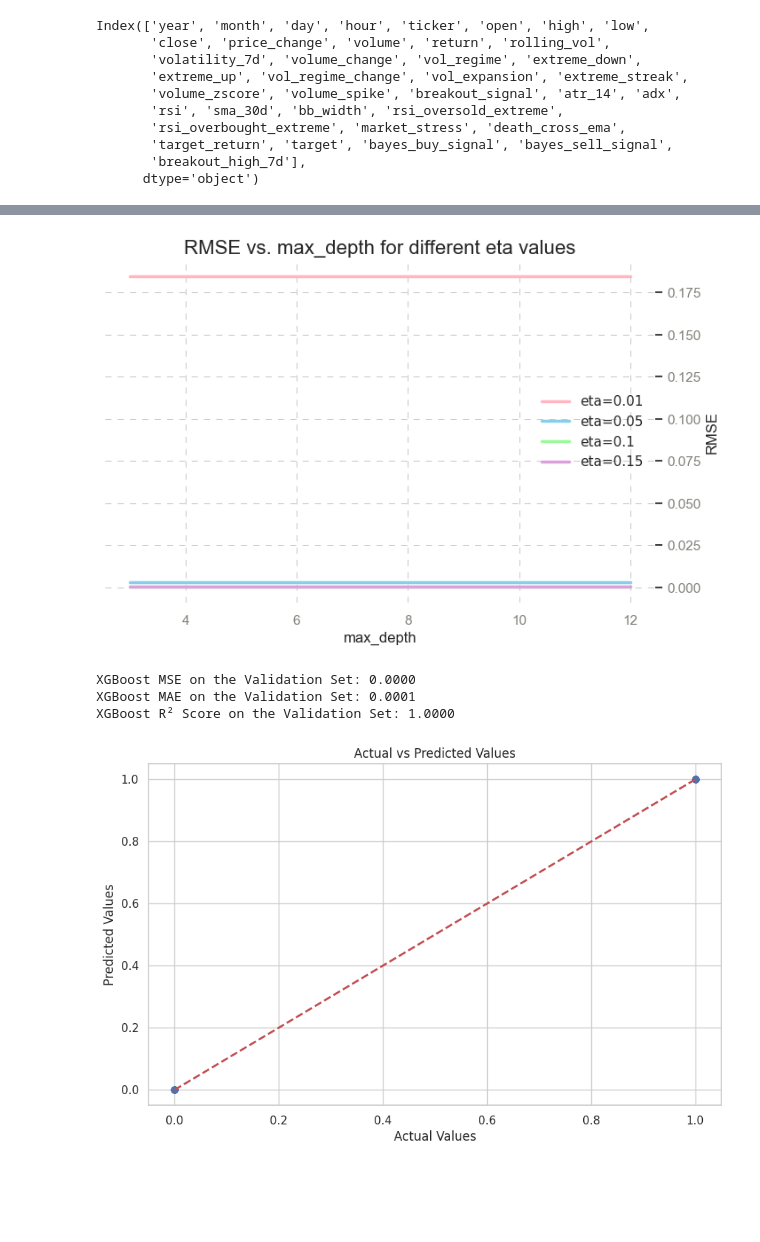
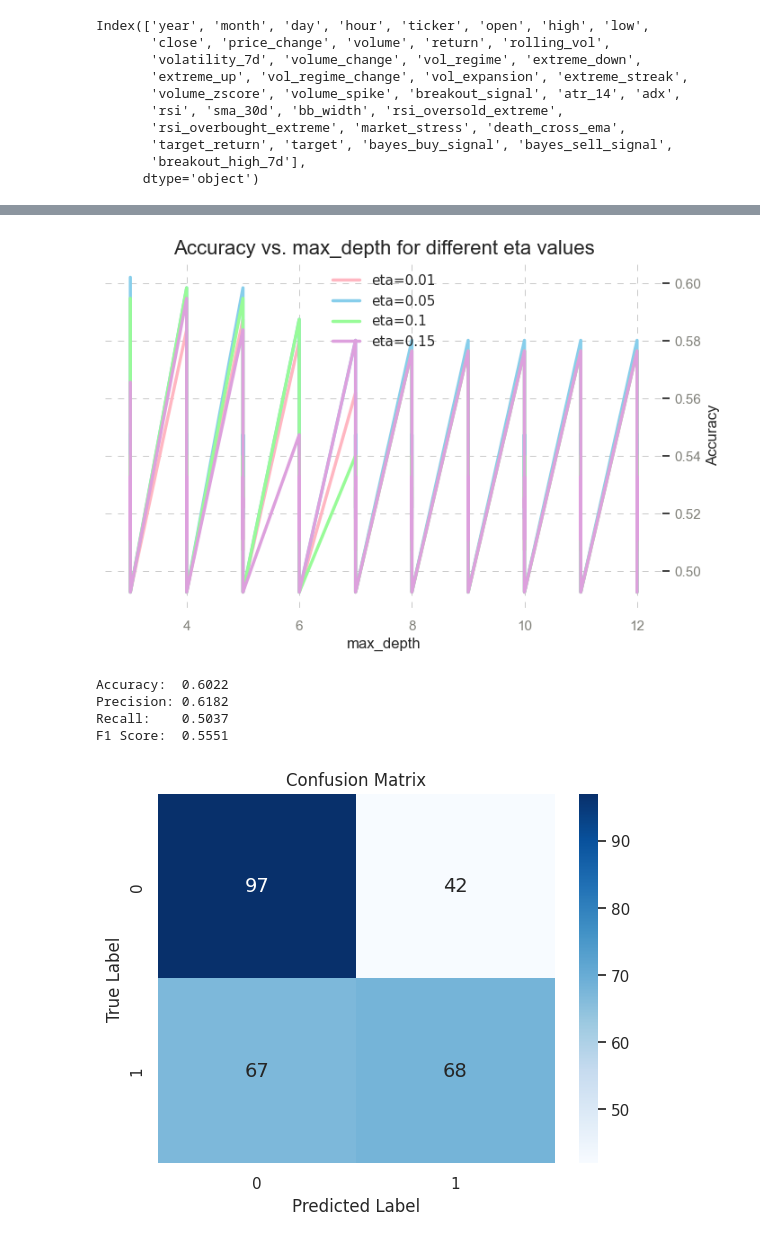
Before and after one commit to pynat/probabilistic_trading_strategies_solana, a Jupyter notebook: quant.ipynb, the cells around one changed output, grey strips where cells are left out. Cells and saved outputs as stored; diff of their text form; code cells hidden in the pictures; blank space fills up the shorter version.

```diff
--- a/quant.ipynb
+++ b/quant.ipynb
@@ -1775,9 +1783,3 @@ Index(['year', 'month', 'day', 'hour', 'ticker', 'open', 'high', 'low',
        'target_return', 'target', 'bayes_buy_signal', 'bayes_sell_signal',
        'breakout_high_7d'],
       dtype='object')
-# %%
-df['bullish_combo'] = ((df['volume_spike'] == 1) | (df['extreme_down'] == 1)).shift(1)
-df['target'] = ((df['bullish_combo'] == 1) & (df['return'] > 0)).astype(int)
-
-
-df['target'].value_counts()
@@ -1789,5 +1785,0 @@ Name: count, dtype: int64
-# %%
-df['bearish_combo'] = ((df['vol_expansion'] == 1) & (df['vol_regime_change'] == 1)).shift(1)
-df['target'] = ((df['bearish_combo'] == 1) & (df['return'] < 0)).astype(int)
-
-df['target'].value_counts()
@@ -1821,14 +1786,15 @@ Name: proportion, dtype: float64
 # %%
 # timebased splitting
-
-# Beispiel: 80% Training, 20% Validierung (zeitbasiert)
-split_idx = int(len(df) * 0.8)
+split_idx = int(len(df_signals) * 0.8)
 
 # defining target, return > 5% nach Spike = 1, other 0
 df['target'] = (df['return'] > 0.05).astype(int)
 y = df['target']
 
-X = df.drop(columns=['close', 'open', 'high', 'low', 'ticker', 'volume_spike', 'volume_zscore', 'volume', 'target', 'return'])
+X = df.drop(columns=['close', 'open', 'high', 'low', 'ticker', 'target', 'return', 'price_change',
+                    'market_stress','bayes_buy_signal', 'bayes_sell_signal', 'breakout_signal', 'year',
+                     'month', 'day','hour', 'death_cross_ema','extreme_streak', 'rsi_overbought_extreme',
+                     'volume_spike', 'rsi_oversold_extreme', 'extreme_down', 'extreme_up', 'vol_regime', 'vol_expansion' ])
 
 
 X_train = X.iloc[:split_idx]
@@ -1908,20 +1868,23 @@ Name: 540, dtype: float64
 sns.set(style="whitegrid")
 fig, ax = plt.subplots(figsize=(8, 5))
 colors = ['#FFB6C1', '#87CEEB', '#98FB98', '#DDA0DD']
+
+# plot accuracy vs. max_depth for different eta values
 for eta, color in zip(eta_values, colors):
     df_subset = df_scores[df_scores['eta'] == eta]
-    ax.plot(df_subset['max_depth'], df_subset['rmse'],
+    ax.plot(df_subset['max_depth'], df_subset['accuracy'],
             label=f'eta={eta}',
             color=color,
             linewidth=2.5)
 
+# fonts
 rcParams['font.family'] = 'DejaVu Sans'
 rcParams['font.size'] = 14
 
 # title, label
-plt.title('RMSE vs. max_depth for different eta values', fontsize=16)
+plt.title('Accuracy vs. max_depth for different eta values', fontsize=16)
 plt.xlabel('max_depth', fontsize=12)
-plt.ylabel('RMSE', fontsize=12)
+plt.ylabel('Accuracy', fontsize=12)
 
 # axis
 ax.yaxis.tick_right()
@@ -1943,50 +1906,49 @@ ax.legend(frameon=False)
 
 plt.show()
 # %% [output]
-[figure, old version]
+[figure, new version]
 # %%
-from sklearn.metrics import root_mean_squared_error, mean_squared_error, mean_absolute_error, r2_score
+from sklearn.metrics import accuracy_score, precision_score, recall_score, f1_score, confusion_matrix
 
 # apply best metrics
-model_xgb = xgb.XGBRegressor(
+model_xgb = xgb.XGBClassifier(
     eta=float(best_eta),
     max_depth=int(best_max_depth),
     min_child_weight=int(best_min_child_weight),
-    objective='reg:squarederror',
-    eval_metric='rmse',
+    objective='binary:logistic',
+    eval_metric='logloss',
     nthread=8,
     seed=1,
     verbosity=1
 )
 
 # train
 model_xgb.fit(X_train, y_train)
 
 # pred
 y_pred = model_xgb.predict(X_val)
 
-# evaluate
-mse = mean_squared_error((y_val), y_pred)
-mae = mean_absolute_error((y_val), y_pred)
-r2 = r2_score((y_val), y_pred)
+# evaluate classification metrics
+accuracy = accuracy_score(y_val, y_pred)
+precision = precision_score(y_val, y_pred)
+recall = recall_score(y_val, y_pred)
+f1 = f1_score(y_val, y_pred)
 
-print(f"XGBoost MSE on the Validation Set: {mse:.4f}")
-print(f"XGBoost MAE on the Validation Set: {mae:.4f}")
-print(f"XGBoost R² Score on the Validation Set: {r2:.4f}")
+print(f"Accuracy:  {accuracy:.4f}")
+print(f"Precision: {precision:.4f}")
+print(f"Recall:    {recall:.4f}")
+print(f"F1 Score:  {f1:.4f}")
 
-# plot actual vs predicted values
-plt.figure(figsize=(10, 6))
-plt.scatter(y_val, y_pred, alpha=0.5)
-plt.plot([y_val.min(), y_val.max()],
-         [y_val.min(), y_val.max()],
-         'r--', lw=2)
-plt.xlabel('Actual Values')
-plt.ylabel('Predicted Values')
-plt.title('Actual vs Predicted Values')
-
+# confusion matrix
+conf_mat = confusion_matrix(y_val, y_pred)
+sns.heatmap(conf_mat, annot=True, fmt='d', cmap='Blues')
+plt.xlabel("Predicted Label")
+plt.ylabel("True Label")
+plt.title("Confusion Matrix")
 plt.show()
 # %% [output]
-XGBoost MSE on the Validation Set: 0.0000
-XGBoost MAE on the Validation Set: 0.0001
-XGBoost R² Score on the Validation Set: 1.0000
+Accuracy:  0.6022
+Precision: 0.6182
+Recall:    0.5037
+F1 Score:  0.5551
-[figure, old version]
+[figure, new version]
```
Also changed, not shown: parts of 17 cells of this notebook, 2 other files.
